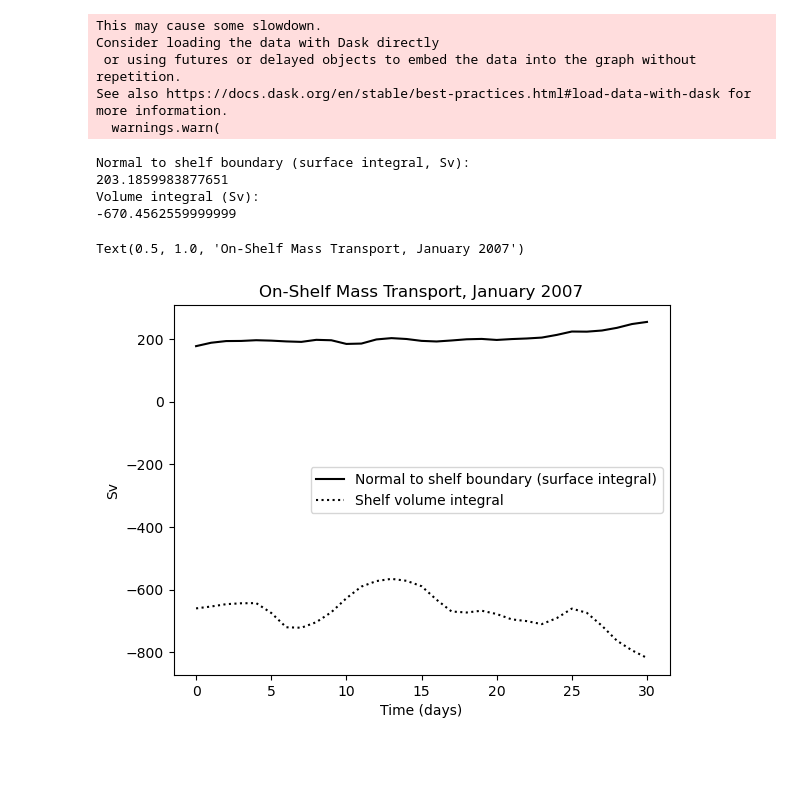
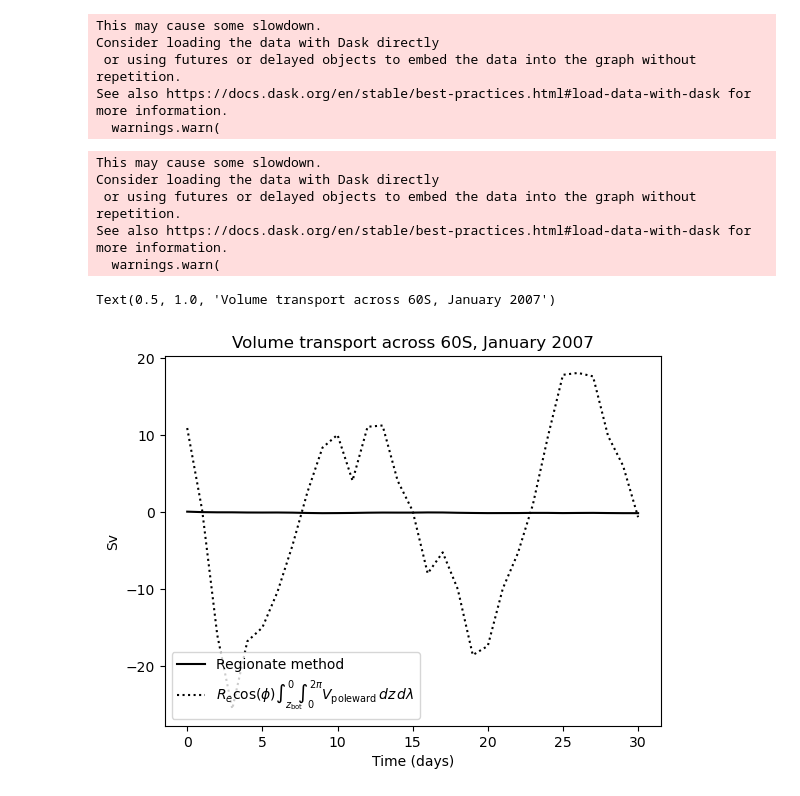
Before and after one commit to ZackKaufman/ASC_analysis_SoHi, a Jupyter notebook: massfluxclosure.ipynb, the cells around one changed output. Saved outputs shown, nothing was run; the diff lists cells and outputs as text; code cells hidden in the pictures; blank space fills up the shorter version.

Commit message:
update to line integral across 60S

```diff
--- a/massfluxclosure.ipynb
+++ b/massfluxclosure.ipynb
@@ -150,27 +123,13 @@ AREA_on_v = AREA_on_v.chunk({"YO": NORMAL["YO"], "XC": NORMAL["XC"]})
 thick = ds_xyouter['DRF']
 ds_xyouter['U_adx'] = dU_dx_on_u*thick*AREA_on_u
 ds_xyouter['V_ady'] = dV_dy_on_v*thick*AREA_on_v
-# %%
-# calculate full mass flux convergence on cell centers
-
-# d/dx at cell centers
-dU_dx = (grid.diff(U.chunk({"XO": -1}), "X") / DXC).astype("float32")
-dUx_dx = dU_dx.chunk({"YC": NORMAL["YC"], "XC": NORMAL["XC"]})
-# d/dy at cell centers
-dV_dy = (grid.diff(V.chunk({"YO": -1}), "Y") / DYC).astype("float32")
-dV_dy = dV_dy.chunk({"YC": NORMAL["YC"], "XC": NORMAL["XC"]})
-
-adv_mass_flux = (-(dU_dx + dV_dy)).astype("float32")#.persist()
-
-# get mass flux convergence (m^3 / s)
-thick = ds_xyouter['DRF']
-ds_xyouter['Mass_advection_xy'] = adv_mass_flux*thick*AREA
 # %%
-# using bathymetry, build antarctic margin regionate region from the 1000m isobath
+# using bathymetry, build regionate mask for all areas poleward of 60s
 
 ds_xyouter["deptho"] = grid.interp(grid.interp(ds_xyouter.deptho_on_uv, "X"), "Y")
-mask = (ds_xyouter.deptho <= 1000.)
-region_dict = reg.MaskRegions(mask, grid).region_dict
+mask = (ds_xyouter.YC <= -60.)
+mask_3d = mask.broadcast_like(ds_xyouter["deptho"])
+region_dict = reg.MaskRegions(mask_3d, grid).region_dict
 region = region_dict[0] # pick out the first region, corresponding to the longest contour
 
 name = "Antarctic margin"
@@ -208,4 +167,10 @@ convergent_mass_transport = sec.convergent_transport(
     interface=None,
     outname="conv_mass_transport"
     )['conv_mass_transport'].sum("RC").compute()
+# %% [output]
+This may cause some slowdown.
+Consider loading the data with Dask directly
+ or using futures or delayed objects to embed the data into the graph without repetition.
+See also https://docs.dask.org/en/stable/best-practices.html#load-data-with-dask for more information.
+  warnings.warn(
 # %%
@@ -220,28 +225,19 @@ Consider loading the data with Dask directly
  or using futures or delayed objects to embed the data into the graph without repetition.
 See also https://docs.dask.org/en/stable/best-practices.html#load-data-with-dask for more information.
   warnings.warn(
-# %%
-# check if the summed, normal mass fluxes balance with the volume integral (in the time mean)
-
-print('Normal to shelf boundary (surface integral, Sv):')
-print(np.cumsum(convergent_mass_transport.mean(dim='date').values)[-1] *1e-6)
-
-print('Volume integral (Sv):')
-print(masstransp_volumeintegral.mean(dim='date').values *1e-6)
-# %% [output]
-Normal to shelf boundary (surface integral, Sv):
-203.1859983877651
-Volume integral (Sv):
--670.4562559999999
 # %%
 # visualize temporal variability in both mass transport calculations for one month
 
-plt.plot(convergent_mass_transport.sum('sect').values *1e-6,'k',label='Normal to shelf boundary (surface integral)')
-plt.plot(masstransp_volumeintegral.values *1e-6,'k:',label='Shelf volume integral')
+plt.plot(convergent_mass_transport.sum('sect').values *1e-6,'k',label='Regionate method')
+plt.plot(oht_60.values *1e-6,'k:',label=(
+    r"$R_e \cos(\phi)"
+    r"\int_{z_{\mathrm{bot}}}^{0}\!\!\int_{0}^{2\pi}"
+    r"V_{\mathrm{poleward}}\,dz\,d\lambda$"
+))
 plt.ylabel('Sv')
 plt.xlabel('Time (days)')
 plt.legend()
-plt.title('On-Shelf Mass Transport, January 2007')
+plt.title('Volume transport across 60S, January 2007')
 # %% [output]
-Text(0.5, 1.0, 'On-Shelf Mass Transport, January 2007')
+Text(0.5, 1.0, 'Volume transport across 60S, January 2007')
-[figure, old version]
+[figure, new version]
```
Also changed, not shown: parts of 4 cells of this notebook.
